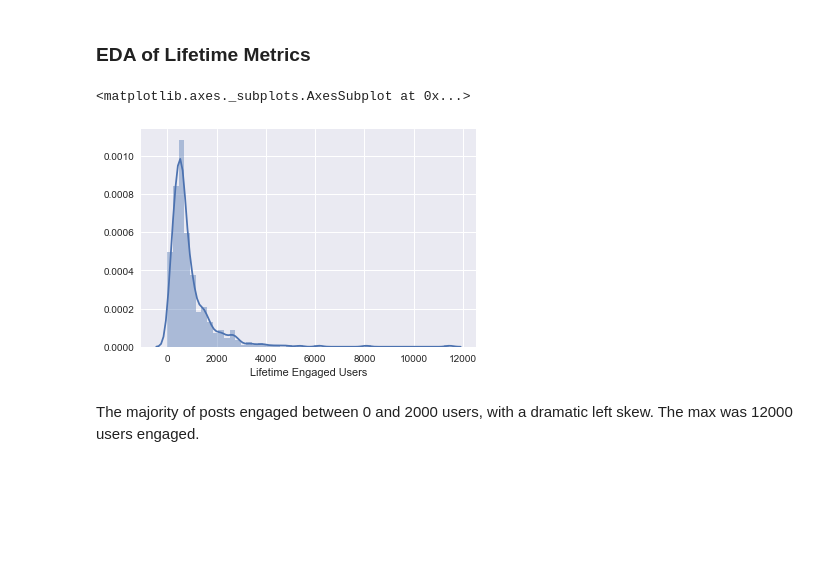
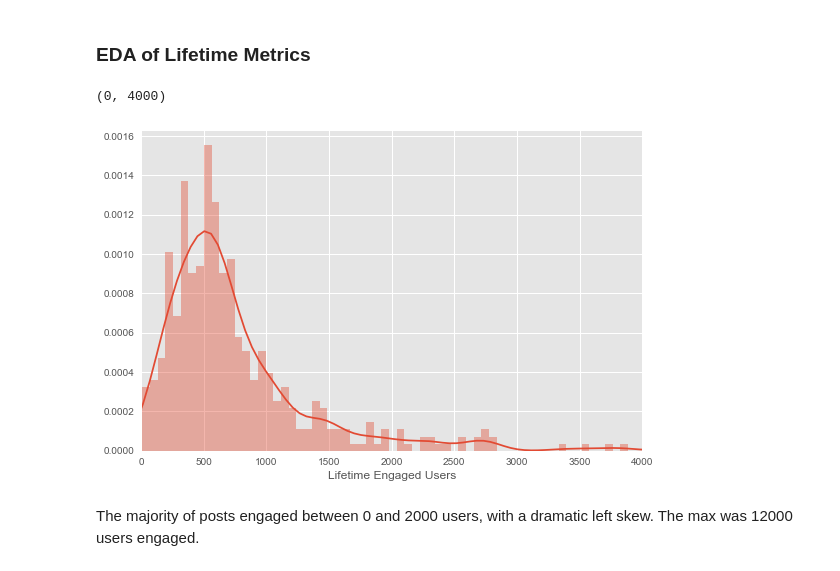
Before and after one commit to jacobod/Facebook-Metrics-Prediction, a Jupyter notebook: Predicting Lifetime Facebook Post Engaged Users.ipynb, the cells around one changed output. Drawn from its saved outputs; the diff is of its cells as text; code cells hidden in the pictures; blank space fills up the shorter version.

```diff
--- a/Predicting Lifetime Facebook Post Engaged Users.ipynb
+++ b/Predicting Lifetime Facebook Post Engaged Users.ipynb
@@ -115,10 +115,11 @@ The lifetime metrics all appear to have high correlation wiith the engagement me
 # %% [markdown]
 ### EDA of Lifetime Metrics
 # %%
-sns.distplot(df['Lifetime Engaged Users'])
+sns.distplot(df['Lifetime Engaged Users'],bins=100)
+plt.xlim(0,4000)
 # %% [output]
-<matplotlib.axes._subplots.AxesSubplot at 0x...>
+(0, 4000)
-[figure, old version]
+[figure, new version]
 # %% [markdown]
 The majority of posts engaged between 0 and 2000 users, with a dramatic left skew. The max was 12000 users engaged.
 # %%
```
Also changed, not shown: parts of 30 cells of this notebook, 1 other file.
